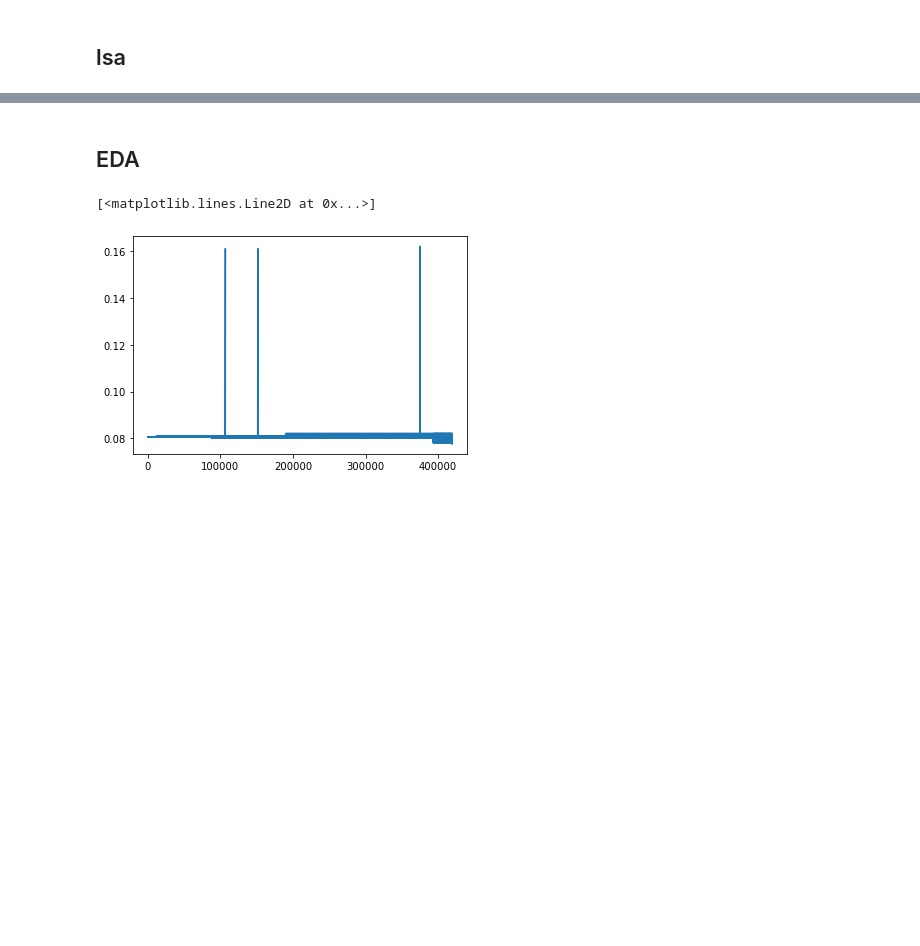
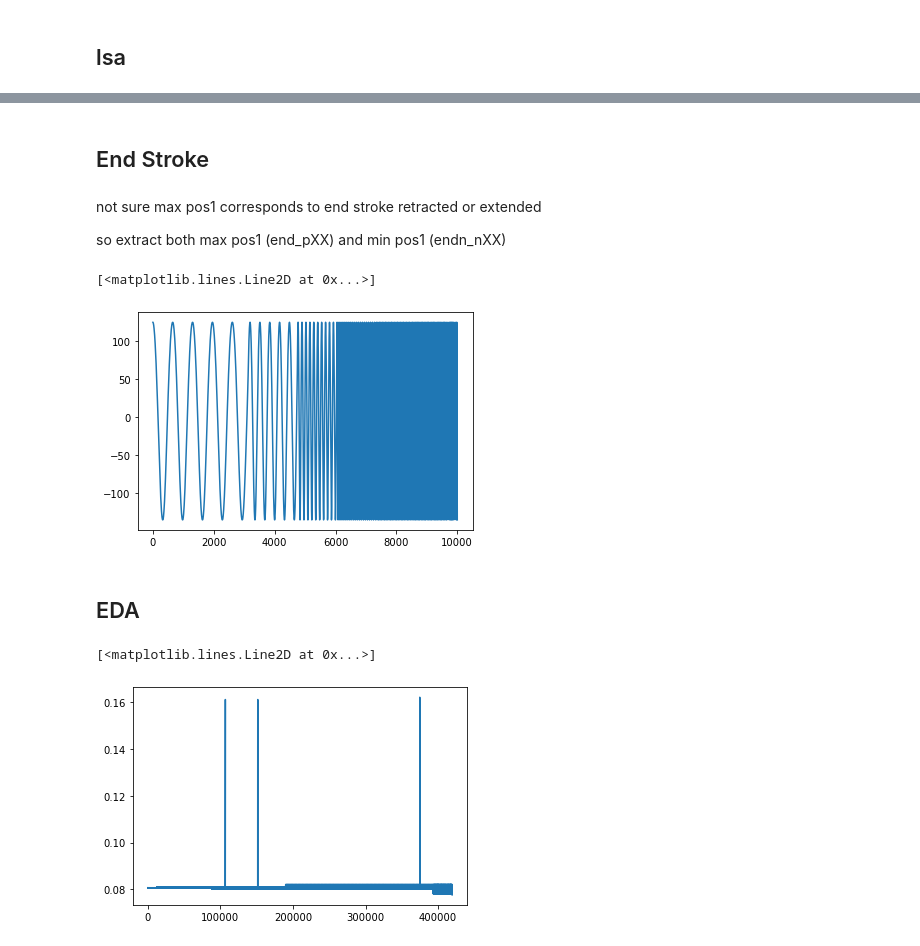
Before and after one commit to chen-xin-94/trelleborg, a Jupyter notebook: scripts/eda/EDA_V27.ipynb, the cells around one changed output, grey strips where cells are left out. Cells and saved outputs as stored; diff of their text form; code cells hidden in the pictures; blank space fills up the shorter version.

```diff
--- a/scripts/eda/EDA_V27.ipynb
+++ b/scripts/eda/EDA_V27.ipynb
@@ -150,0 +156,11 @@ Durations of lsa:
+# %% [markdown]
+## End Stroke
+# %% [markdown]
+not sure max pos1 corresponds to end stroke retracted or extended
+
+so extract both max pos1 (end_pXX) and min pos1 (endn_nXX)
+# %%
+plt.plot(h51['pos1'][:10000])
+# %% [output]
+[<matplotlib.lines.Line2D at 0x...>]
+[figure, added]
```
Also changed, not shown: parts of 7 cells of this notebook.
